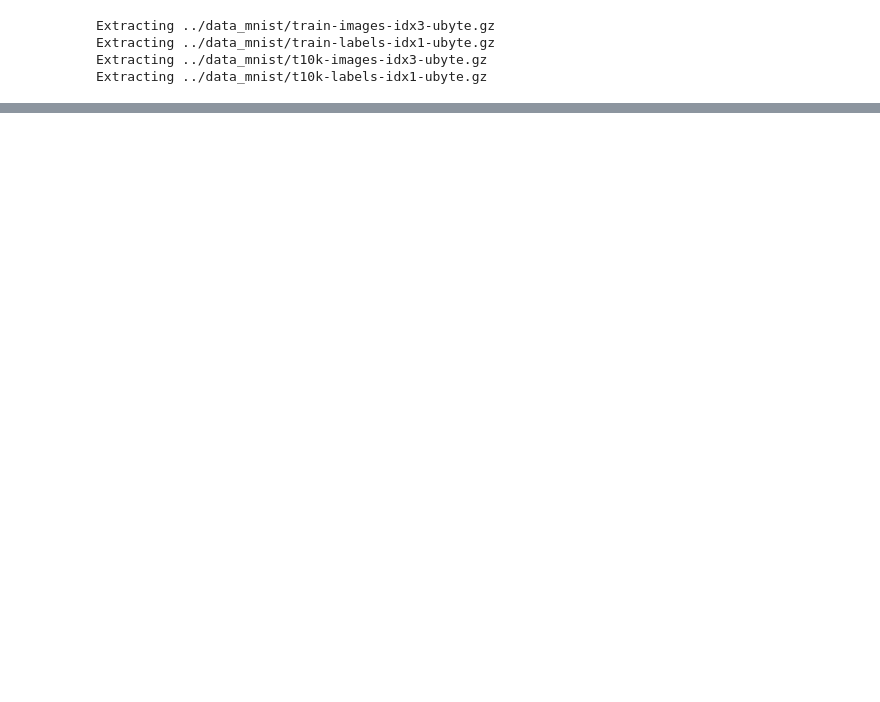
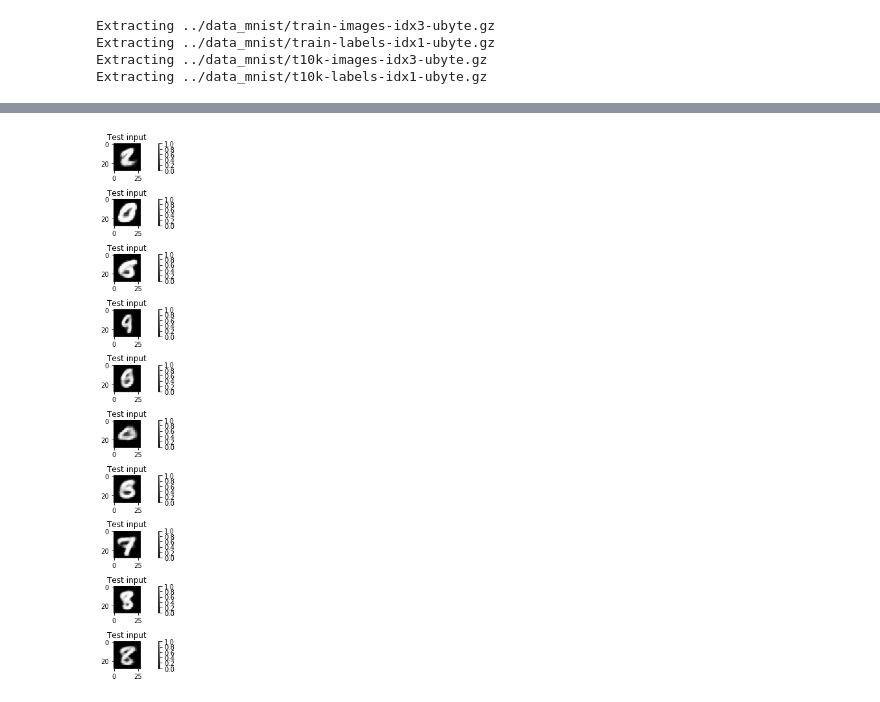
Before and after one commit to VishnuDuttSharma/DeepLearning, a Jupyter notebook: experiments/var_encoder.ipynb, the cells around one changed output, grey strips where cells are left out. Saved outputs shown, nothing was run; the diff lists cells and outputs as text; code cells hidden in the pictures; blank space fills up the shorter version.

```diff
--- a/experiments/var_encoder.ipynb
+++ b/experiments/var_encoder.ipynb
@@ -105,0 +112,21 @@ plt.tight_layout()
+# %%
+sample_dat = tf.placeholder(tf.float32, [batch_size, Z_NUM])
+gc1   = tf.nn.relu(tf.layers.dense(sample_dat, 7*7*32, reuse=True, name="GenNet1"))
+z_img = tf.nn.relu(tf.reshape(gc1, [batch_size, 7, 7, 32]))
+gc2   = tf.nn.relu(tf.layers.conv2d_transpose(z_img, filters=16, kernel_size=8, reuse=True, name="GenNet2"))
+
+gc3   = tf.nn.sigmoid(tf.layers.conv2d_transpose(gc2, filters=1, kernel_size=15, reuse=True, name="GenNet3"))
+# %%
+sample = np.random.rand(batch_size,Z_NUM)
+out_img = sess.run(gc3, {sample_dat:sample})
+# %%
+plt.figure(figsize=(8, 12))
+for i in range(10):
+
+    plt.subplot(10, 1, i+1)
+    plt.imshow(out_img[i].reshape(28, 28), vmin=0, vmax=1, cmap="gray")
+    plt.title("Test input")
+    plt.colorbar()
+plt.tight_layout()
+# %% [output]
+[figure, added]
```
Also changed, not shown: parts of 12 cells of this notebook.
